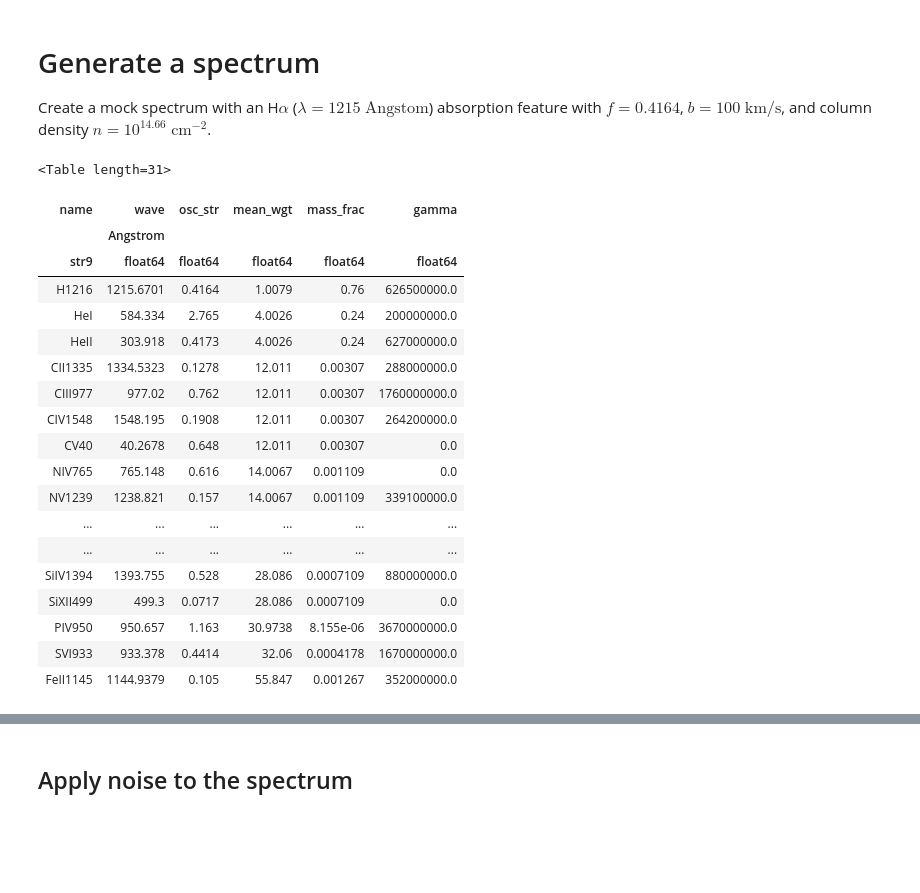
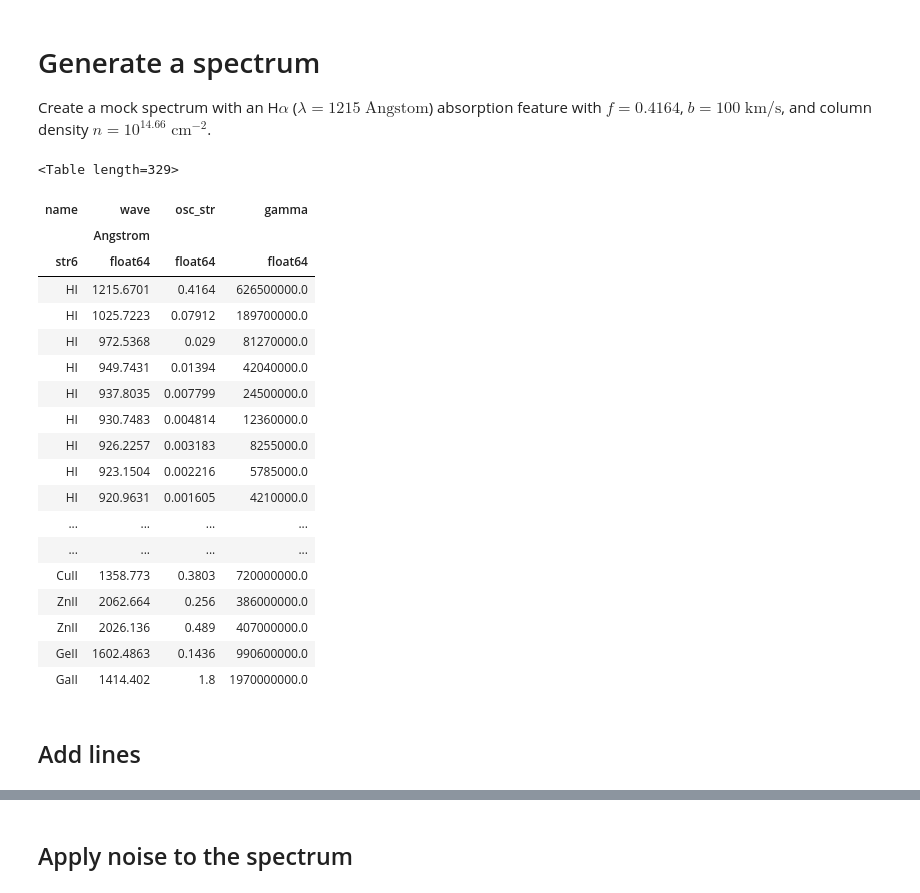
Before and after one commit to MISTY-pipeline/spectacle, a Jupyter notebook: notebooks/Introduction.ipynb, the cells around one changed output, grey strips where cells are left out. Saved outputs shown, nothing was run; the diff lists cells and outputs as text; code cells hidden in the pictures; blank space fills up the shorter version.

```diff
--- a/notebooks/Introduction.ipynb
+++ b/notebooks/Introduction.ipynb
@@ -9,31 +10,33 @@ import numpy as np
 # %% [markdown]
 # Generate a spectrum
 Create a mock spectrum with an H$\alpha$ ($\lambda = 1215\;\mathrm{Angstom}$) absorption feature with $f = 0.4164$, $b = 100\; \mathrm{km/s}$, and column density $n = 10^{14.66}\;\mathrm{cm^{-2}}$.
-# %%
-spectrum1 = Spectrum1D(np.ones(10000))
-spectrum_model1 = Spectrum1DModel()
-
-# Get a listing available pre-defined lines
-spectrum1.line_list
-# %% [output]
-<Table length=31>
-| name | wave | osc_str | mean_wgt | mass_frac | gamma |
-|  | Angstrom |  |  |  |  |
-| str9 | float64 | float64 | float64 | float64 | float64 |
-| H1216 | 1215.6701 | 0.4164 | 1.0079 | 0.76 | 626500000.0 |
-| HeI | 584.334 | 2.765 | 4.0026 | 0.24 | 200000000.0 |
-| HeII | 303.918 | 0.4173 | 4.0026 | 0.24 | 627000000.0 |
-| CII1335 | 1334.5323 | 0.1278 | 12.011 | 0.00307 | 288000000.0 |
-| CIII977 | 977.02 | 0.762 | 12.011 | 0.00307 | 1760000000.0 |
-| CIV1548 | 1548.195 | 0.1908 | 12.011 | 0.00307 | 264200000.0 |
-| CV40 | 40.2678 | 0.648 | 12.011 | 0.00307 | 0.0 |
-| NIV765 | 765.148 | 0.616 | 14.0067 | 0.001109 | 0.0 |
-| NV1239 | 1238.821 | 0.157 | 14.0067 | 0.001109 | 339100000.0 |
-| ... | ... | ... | ... | ... | ... |
-| ... | ... | ... | ... | ... | ... |
-| SiIV1394 | 1393.755 | 0.528 | 28.086 | 0.0007109 | 880000000.0 |
-| SiXII499 | 499.3 | 0.0717 | 28.086 | 0.0007109 | 0.0 |
-| PIV950 | 950.657 | 1.163 | 30.9738 | 8.155e-06 | 3670000000.0 |
-| SVI933 | 933.378 | 0.4414 | 32.06 | 0.0004178 | 1670000000.0 |
-| FeII1145 | 1144.9379 | 0.105 | 55.847 | 0.001267 | 352000000.0 |
+# %%
+# Create a new model object, this will hold all of our lines and be responsible for generating the absorption spectrum.
+spectrum_model1 = Absorption1D()
+
+# Get a listing available pre-defined lines
+spectrum_model1.line_list
+# %% [output]
+<Table length=329>
+| name | wave | osc_str | gamma |
+|  | Angstrom |  |  |
+| str6 | float64 | float64 | float64 |
+| HI | 1215.6701 | 0.4164 | 626500000.0 |
+| HI | 1025.7223 | 0.07912 | 189700000.0 |
+| HI | 972.5368 | 0.029 | 81270000.0 |
+| HI | 949.7431 | 0.01394 | 42040000.0 |
+| HI | 937.8035 | 0.007799 | 24500000.0 |
+| HI | 930.7483 | 0.004814 | 12360000.0 |
+| HI | 926.2257 | 0.003183 | 8255000.0 |
+| HI | 923.1504 | 0.002216 | 5785000.0 |
+| HI | 920.9631 | 0.001605 | 4210000.0 |
+| ... | ... | ... | ... |
+| ... | ... | ... | ... |
+| CuII | 1358.773 | 0.3803 | 720000000.0 |
+| ZnII | 2062.664 | 0.256 | 386000000.0 |
+| ZnII | 2026.136 | 0.489 | 407000000.0 |
+| GeII | 1602.4863 | 0.1436 | 990600000.0 |
+| GaII | 1414.402 | 1.8 | 1970000000.0 |
+# %% [markdown]
+## Add lines
 # %%
```
Also changed, not shown: parts of 9 cells of this notebook, 7 other files.
